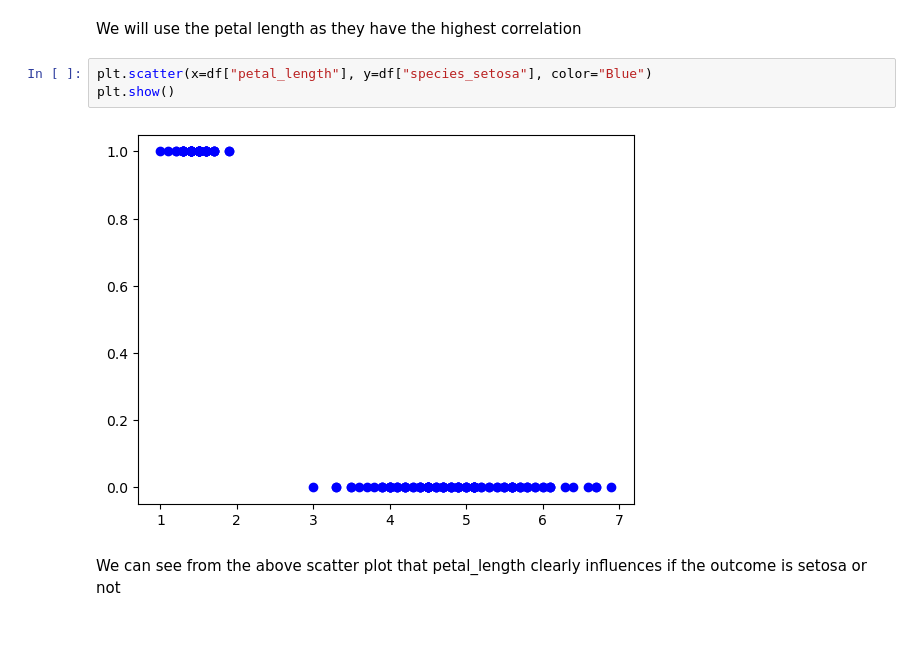
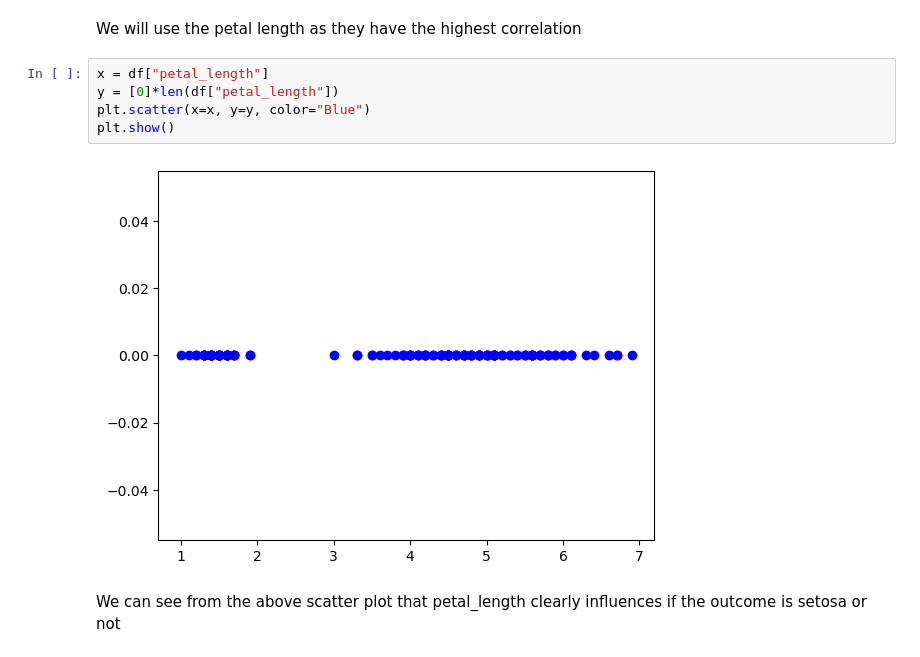
Before and after one commit to itsanishsingh/task-logistic-regression, a Jupyter notebook: task_logistic_regression.ipynb, the cells around one changed output. Cells and saved outputs as stored; diff of their text form.

```diff
--- a/task_logistic_regression.ipynb
+++ b/task_logistic_regression.ipynb
@@ -70,9 +70,11 @@ df.corr()
 # %% [markdown]
 We will use the petal length as they have the highest correlation
 # %%
-plt.scatter(x=df["petal_length"], y=df["species_setosa"], color="Blue")
+x = df["petal_length"]
+y = [0]*len(df["petal_length"])
+plt.scatter(x=x, y=y, color="Blue")
 plt.show()
 # %% [output]
-[figure, old version]
+[figure, new version]
 # %% [markdown]
 We can see from the above scatter plot that petal_length clearly influences if the outcome is setosa or not
```
Also changed, not shown: parts of 4 cells of this notebook.
